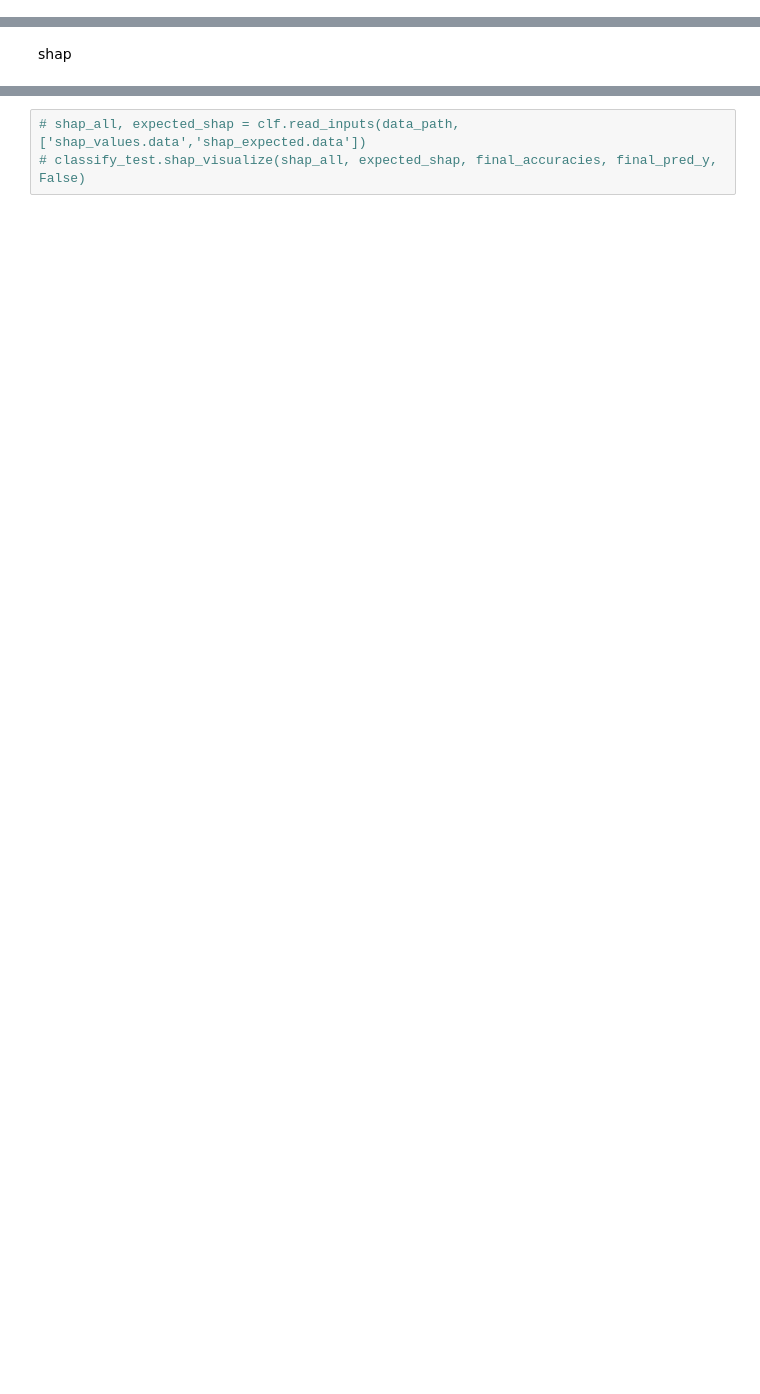
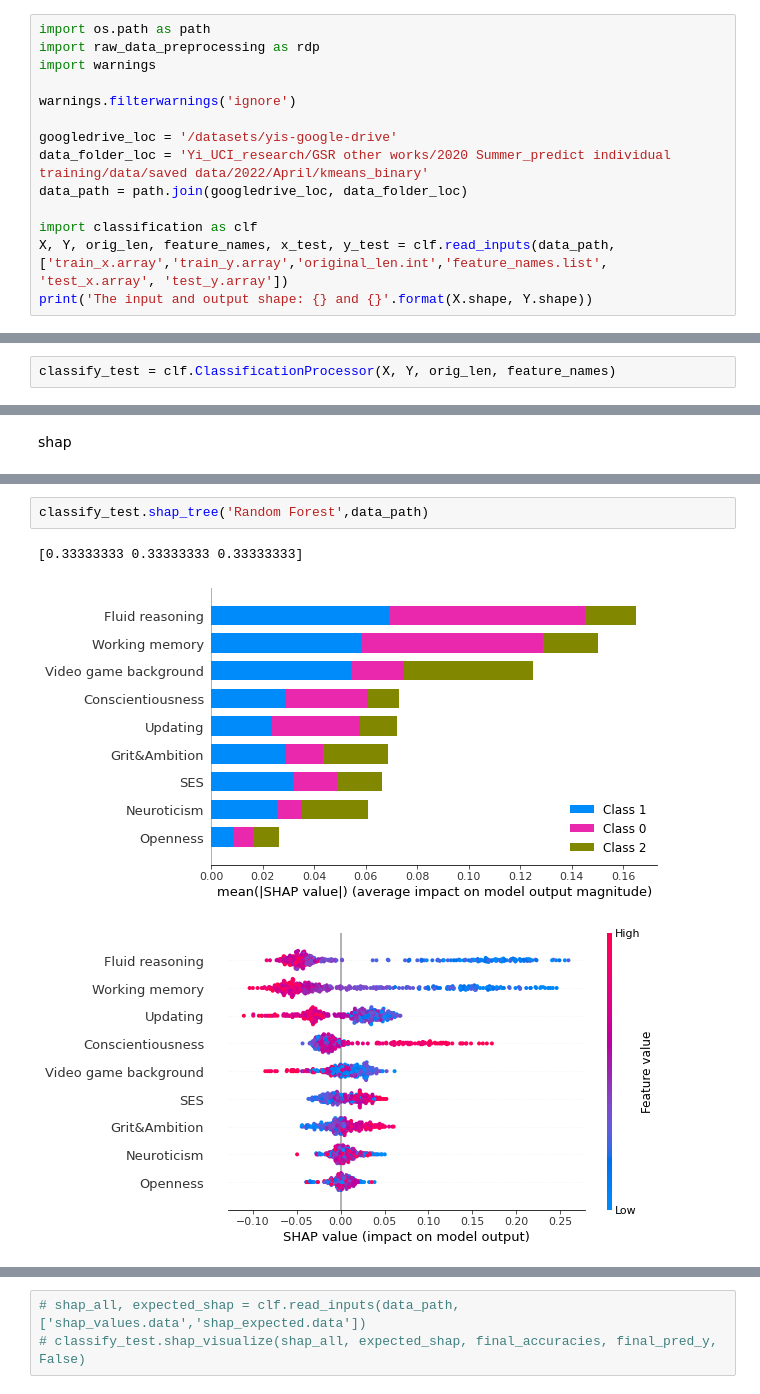
Before and after one commit to YiFeng/IndividualDifference, a Jupyter notebook: indivdiff_ml_classify.ipynb, the cells around one changed output, grey strips where cells are left out. Cells and saved outputs as stored; diff of their text form; blank space fills up the shorter version.

```diff
--- a/indivdiff_ml_classify.ipynb
+++ b/indivdiff_ml_classify.ipynb
@@ -3,0 +1,14 @@ The input and output shape: (684, 26) and (684,)
+# %%
+import os.path as path
+import raw_data_preprocessing as rdp
+import warnings
+
+warnings.filterwarnings('ignore')
+
+googledrive_loc = '/datasets/yis-google-drive'
+data_folder_loc = 'Yi_UCI_research/GSR other works/2020 Summer_predict individual training/data/saved data/2022/April/kmeans_binary'
+data_path = path.join(googledrive_loc, data_folder_loc)
+
+import classification as clf
+X, Y, orig_len, feature_names, x_test, y_test = clf.read_inputs(data_path,['train_x.array','train_y.array','original_len.int','feature_names.list', 'test_x.array', 'test_y.array'])
+print('The input and output shape: {} and {}'.format(X.shape, Y.shape))
@@ -37,2 +19,4 @@ Linear SVM Accuracy: 0.723 (0.039)
+# %%
+classify_test = clf.ClassificationProcessor(X, Y, orig_len, feature_names)
 # %%
 classify_test.model_selection(15)
@@ -80,0 +88,6 @@ AttributeError: 'ClassificationProcessor' object has no attribute 'shap_tree'
+# %%
+classify_test.shap_tree('Random Forest',data_path)
+# %% [output]
+[0.33333333 0.33333333 0.33333333]
+[figure, added]
+[figure, added]
```
Also changed, not shown: parts of 13 cells of this notebook, 1 other file.
